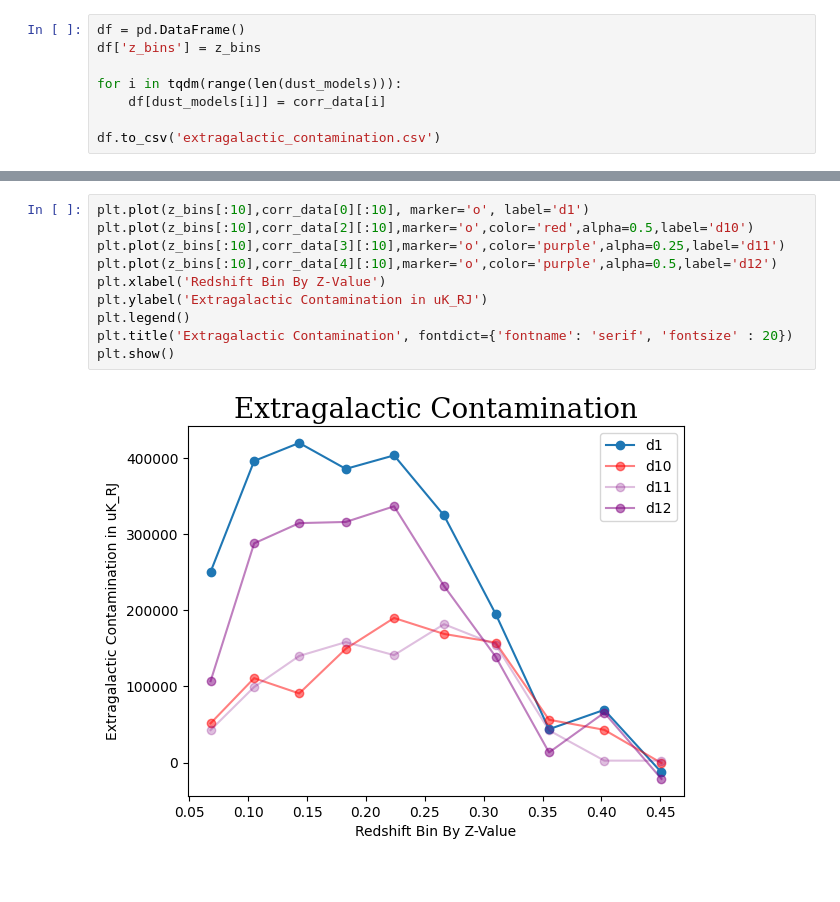
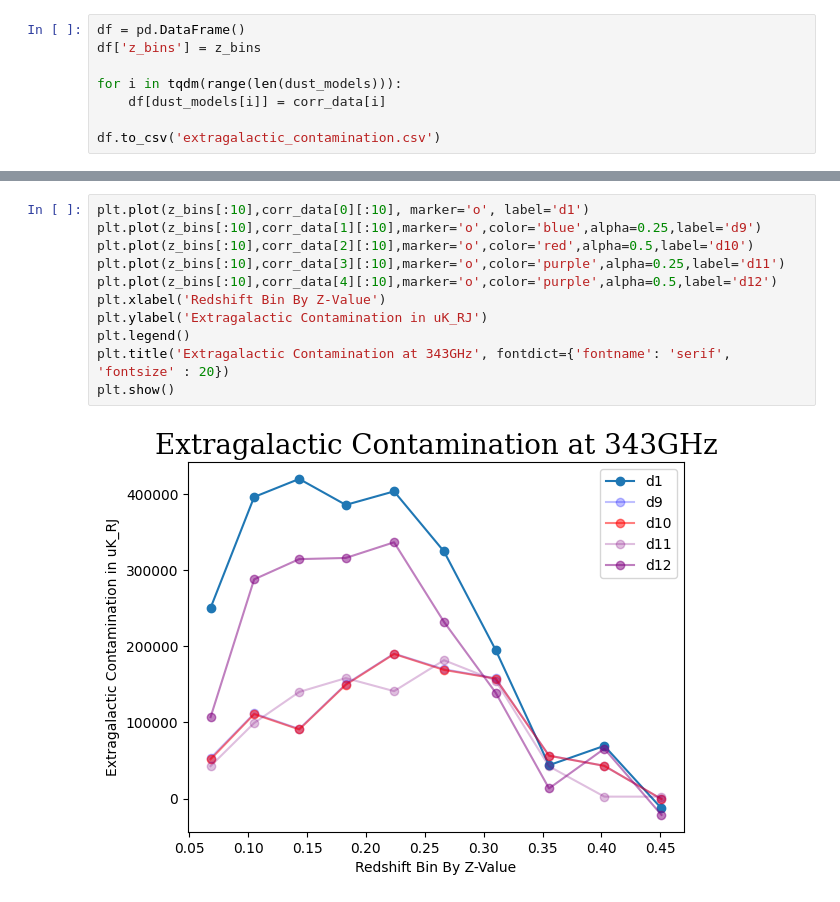
Before and after one commit to MonicaHicks/QuantifyExtragalacticContamination, a Jupyter notebook: Quantify_Extragalactic_Contamination.ipynb, the cells around one changed output, grey strips where cells are left out. Drawn from its saved outputs; the diff is of its cells as text.

Commit message:
Small edits to final plot

```diff
--- a/Quantify_Extragalactic_Contamination.ipynb
+++ b/Quantify_Extragalactic_Contamination.ipynb
@@ -218,12 +230,13 @@ df.to_csv('extragalactic_contamination.csv')
 # %%
 plt.plot(z_bins[:10],corr_data[0][:10], marker='o', label='d1')
+plt.plot(z_bins[:10],corr_data[1][:10],marker='o',color='blue',alpha=0.25,label='d9')
 plt.plot(z_bins[:10],corr_data[2][:10],marker='o',color='red',alpha=0.5,label='d10')
 plt.plot(z_bins[:10],corr_data[3][:10],marker='o',color='purple',alpha=0.25,label='d11')
 plt.plot(z_bins[:10],corr_data[4][:10],marker='o',color='purple',alpha=0.5,label='d12')
 plt.xlabel('Redshift Bin By Z-Value')
 plt.ylabel('Extragalactic Contamination in uK_RJ')
 plt.legend()
-plt.title('Extragalactic Contamination', fontdict={'fontname': 'serif', 'fontsize' : 20})
+plt.title('Extragalactic Contamination at 343GHz', fontdict={'fontname': 'serif', 'fontsize' : 20})
 plt.show()
 # %% [output]
-[figure, old version]
+[figure, new version]
```
Also changed, not shown: parts of 1 cell of this notebook.
